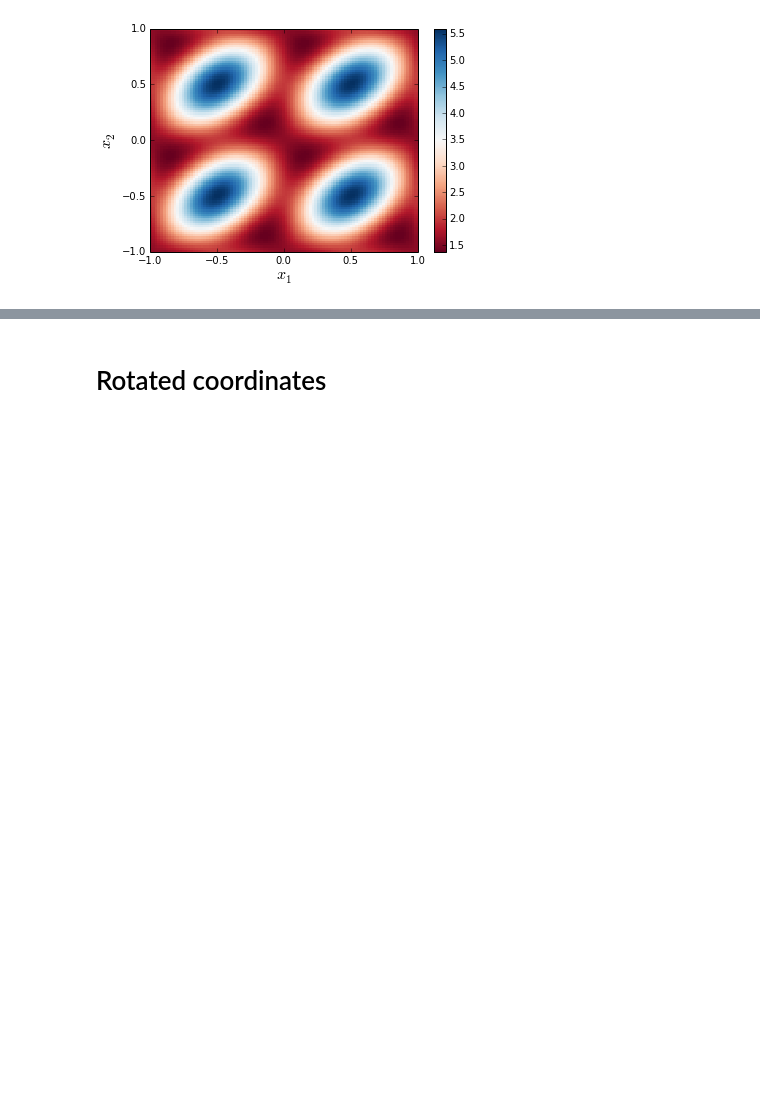
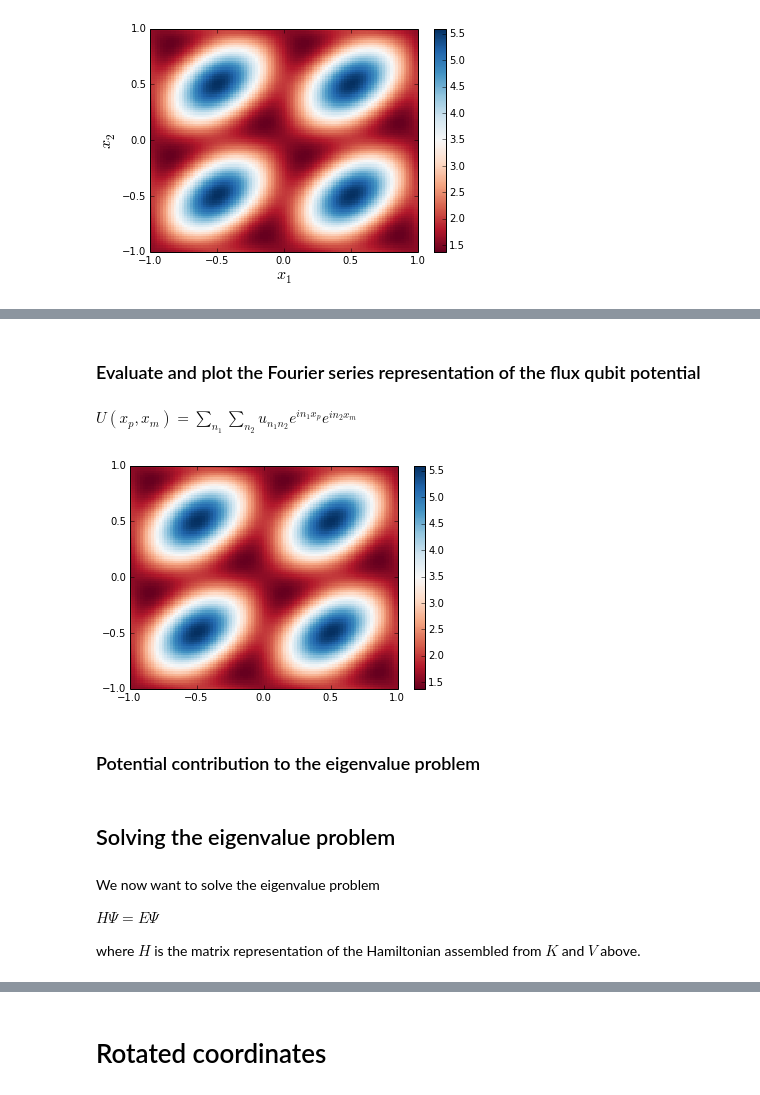
Before and after one commit to jrjohansson/wavefunction, a Jupyter notebook: Wavefunction-2D-Flux-Qubit.ipynb, the cells around one changed output, grey strips where cells are left out. Cells and saved outputs as stored; diff of their text form; code cells hidden in the pictures; blank space fills up the shorter version.

Commit message:
updated flux qubit notebook

```diff
--- a/Wavefunction-2D-Flux-Qubit.ipynb
+++ b/Wavefunction-2D-Flux-Qubit.ipynb
@@ -53,0 +83,12 @@ cb = fig.colorbar(p, ax=ax)
+# %%
+# pick a truncation of the fourier series: n1 = [-L1, ..., L1], n2 = [-L2, ..., L2]
+L1 = 10
+L2 = 10
+
+# pick periods for the coordinates
+Tx1 = Tx2 = 2 * np.pi
+
+#
+k11 = - 4 * (Ec / Ej) / (1 + gamma)
+k22 = - 4 * (Ec / Ej) / (1 + gamma)
+k12 = - 4 * (Ec / Ej) * 2 * alpha / ((1 + gamma) * (1 + alpha + gamma))
@@ -53,0 +119,35 @@ cb = fig.colorbar(p, ax=ax)
+# %%
+def assemble_u_flux_qubit(L1, L2, args, sparse=False):
+
+    globals().update(args)
+
+    L1n = 2 * L1 + 1
+    L2n = 2 * L2 + 1
+
+    u = np.zeros((L1n, L2n), dtype=np.complex)
+
+    for n1 in np.arange(-L1, L1+1):
+        N1 = n1 + L1
+        for n2 in np.arange(-L2, L2+1):
+            N2 = n2 + L2
+            u[N1, N2] = (2 + alpha) * delta(0, n1) * delta(0, n2) + \
+                        - 0.5 * (delta(1, n1) + delta(-1, n1)) * delta(0, n2) + \
+                        - 0.5 * (delta(1, n2) + delta(-1, n2)) * delta(0, n1)+ \
+                        - 0.5 * alpha * np.exp(+2j * np.pi * f) * delta(+1, n1) * delta(-1, n2) + \
+                        - 0.5 * alpha * np.exp(-2j * np.pi * f) * delta(-1, n1) * delta(+1, n2)
+    return u
+# %%
+u = assemble_u_flux_qubit(L1, L2, args)
+# %% [markdown]
+### Evaluate and plot the Fourier series representation of the flux qubit potential
+# %% [markdown]
+$\displaystyle U(x_p, x_m) = \sum_{n_1}\sum_{n_2} u_{n_1n_2} e^{in_1x_p}e^{in_2x_m}$
+# %%
+Z = np.real(evalute_fourier_series(X1, X2, L1, L2, u))
+fig, ax = plt.subplots()
+p = ax.pcolor(X1/(2*np.pi), X2/(2*np.pi), Z, cmap=cm.RdBu, vmin=Z.min(), vmax=Z.max())
+cb = fig.colorbar(p, ax=ax)
+# %% [output]
+[figure, added]
+# %% [markdown]
+### Potential contribution to the eigenvalue problem
@@ -53,0 +156,8 @@ cb = fig.colorbar(p, ax=ax)
+# %% [markdown]
+## Solving the eigenvalue problem
+# %% [markdown]
+We now want to solve the eigenvalue problem
+
+$H \Psi = E \Psi$
+
+where $H$ is the matrix representation of the Hamiltonian assembled from $K$ and $V$ above.
```
Also changed, not shown: parts of 18 cells of this notebook.
